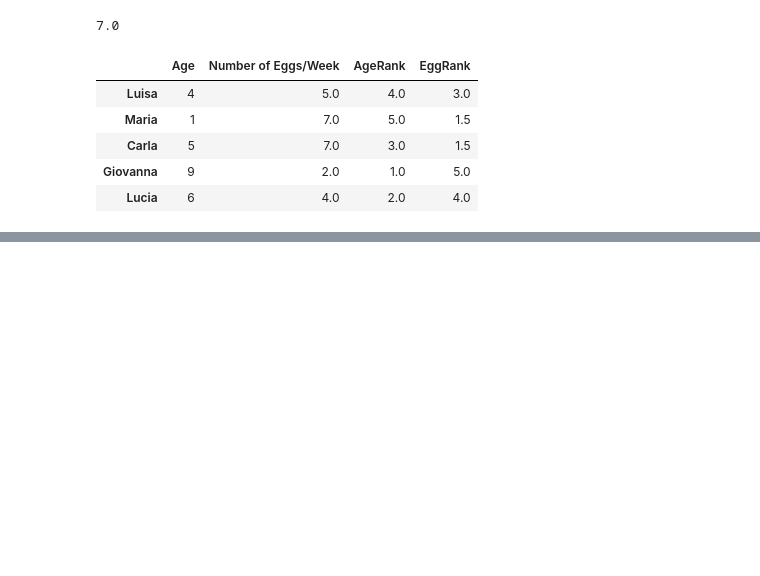
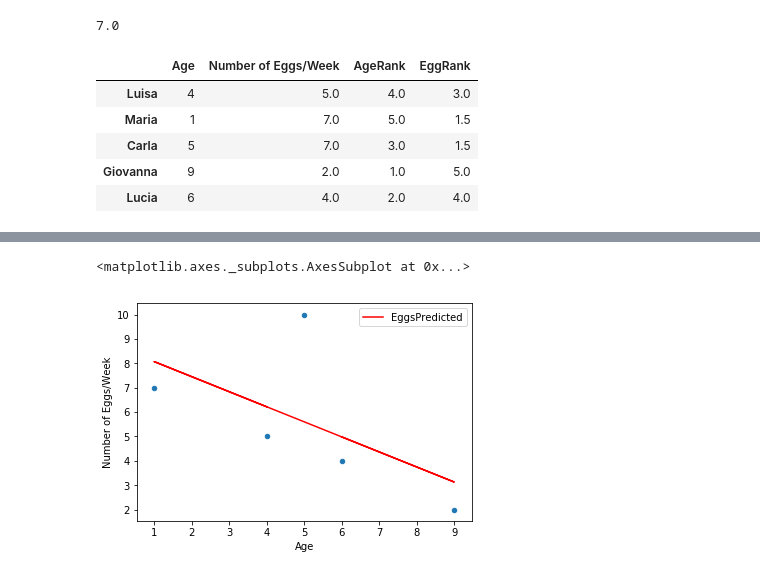
Before and after one commit to Joapfel/Methods-Assignments, a Jupyter notebook: lab8/Spearman_Correlation.ipynb, the cells around one changed output, grey strips where cells are left out. Saved outputs shown, nothing was run; the diff lists cells and outputs as text; code cells hidden in the pictures; blank space fills up the shorter version.

Commit message:
added more graphics for correlation example

```diff
--- a/lab8/Spearman_Correlation.ipynb
+++ b/lab8/Spearman_Correlation.ipynb
@@ -65,7 +67,7 @@ def slope(x,y,mean_x,mean_y):
 def intercept(mean_x, mean_y, a):
     return mean_y - (a*mean_x)
 
-def y(x, a, b):
+def Y(x, a, b):
     return (a*x) + b
 # %%
 x = np.array(df['Age'])
@@ -129,0 +135,3 @@ Spearman correlation with normalized outlier
+# %%
+df['EggsPredicted'] = Y(df[['Age']], a, b)
+df
@@ -129,0 +145,6 @@ Spearman correlation with normalized outlier
+# %%
+ax = df.plot.line(x='Age', y='EggsPredicted', color='red')
+df.plot.scatter(x='Age', y='Number of Eggs/Week', ax=ax)
+# %% [output]
+<matplotlib.axes._subplots.AxesSubplot at 0x...>
+[figure, added]
```
Also changed, not shown: parts of 11 cells of this notebook.
